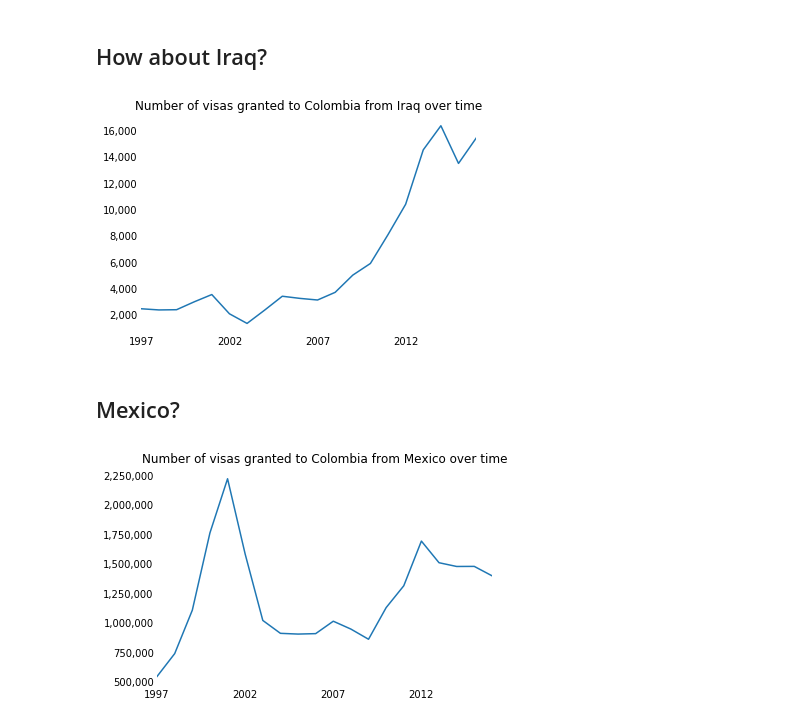
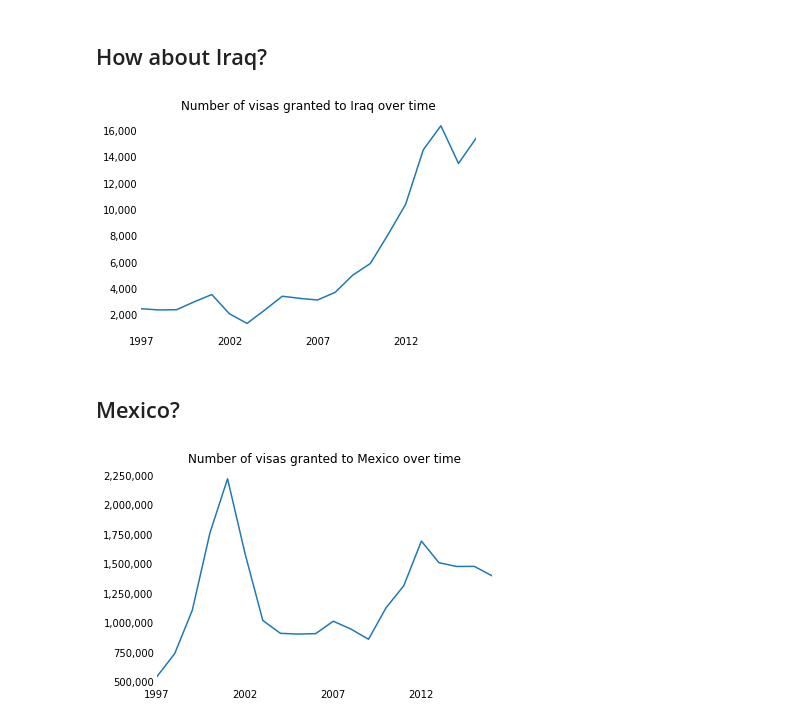
Before and after one commit to mukhtaryare/foundations-1, a Jupyter notebook: 12-homework/Visas.ipynb, the cells around one changed output. Drawn from its saved outputs; the diff is of its cells as text; code cells hidden in the pictures.

```diff
--- a/12-homework/Visas.ipynb
+++ b/12-homework/Visas.ipynb
@@ -482,7 +482,7 @@ ax.yaxis.set_major_formatter(ticker.StrMethodFormatter("{x:,.0f}"))
 ## How about Iraq?
 # %%
 ax = df_combined[df_combined['Country'] == 'Iraq'].plot(x='year', y='Total Visas', legend=False)
-ax.set_title('Number of visas granted to Colombia from Iraq over time')
+ax.set_title('Number of visas granted to Iraq over time')
 ax.set_xlabel('')
 ax.set_ylabel('')
 ax.spines['right'].set_visible(False)
@@ -492,19 +492,19 @@ ax.spines['bottom'].set_visible(False)
 ax.tick_params(length=0)
 ax.yaxis.set_major_formatter(ticker.StrMethodFormatter("{x:,.0f}"))
 # %% [output]
-[figure, old version]
+[figure, new version]
 # %% [markdown]
 ## Mexico?
 # %%
 ax = df_combined[df_combined['Country'] == 'Mexico'].plot(x='year', y='Total Visas', legend=False)
-ax.set_title('Number of visas granted to Colombia from Mexico over time')
+ax.set_title('Number of visas granted to Mexico over time')
 ax.set_xlabel('')
 ax.set_ylabel('')
 ax.spines['right'].set_visible(False)
 ax.spines['left'].set_visible(False)
 ax.spines['top'].set_visible(False)
 ax.spines['bottom'].set_visible(False)
 ax.tick_params(length=0)
 ax.yaxis.set_major_formatter(ticker.StrMethodFormatter("{x:,.0f}"))
 # %% [output]
-[figure, old version]
+[figure, new version]
```
Also changed, not shown: parts of 1 cell of this notebook, 1 other file.
